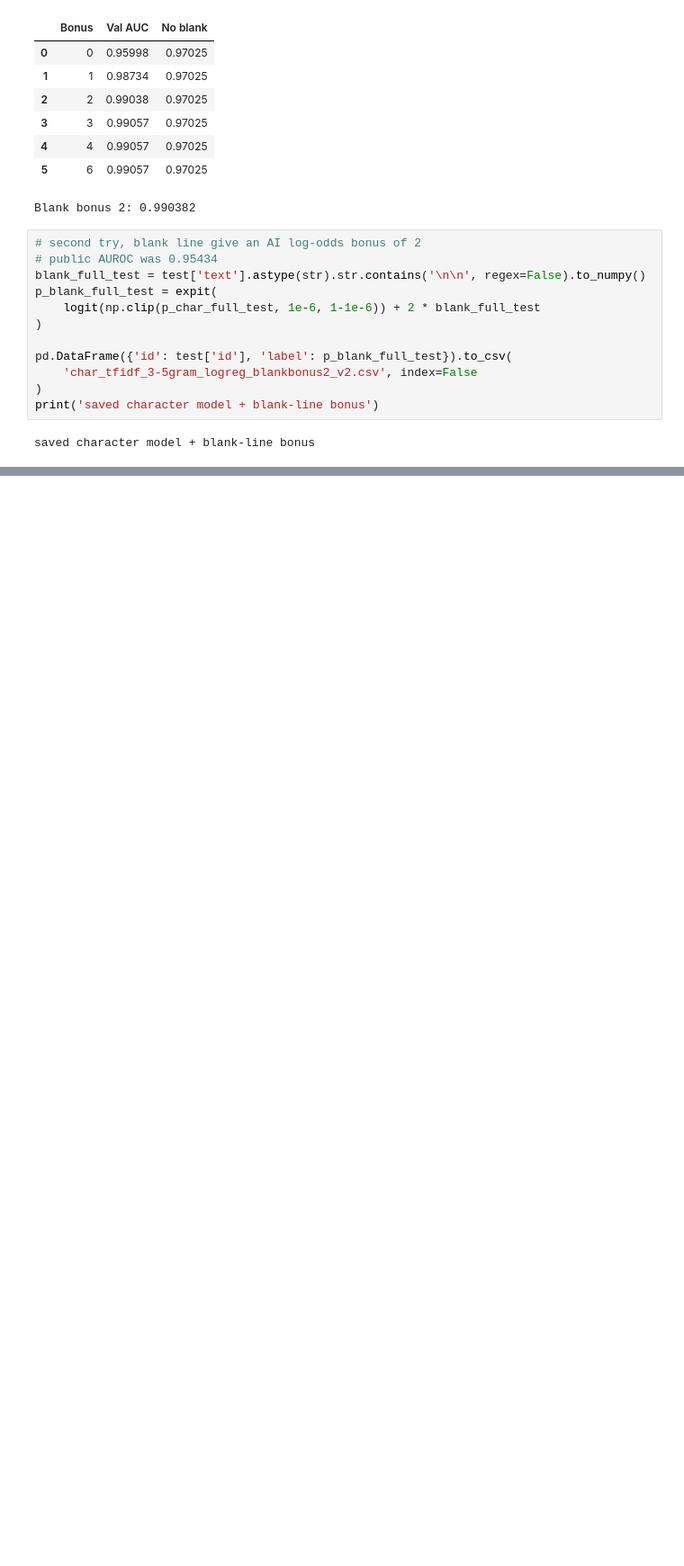
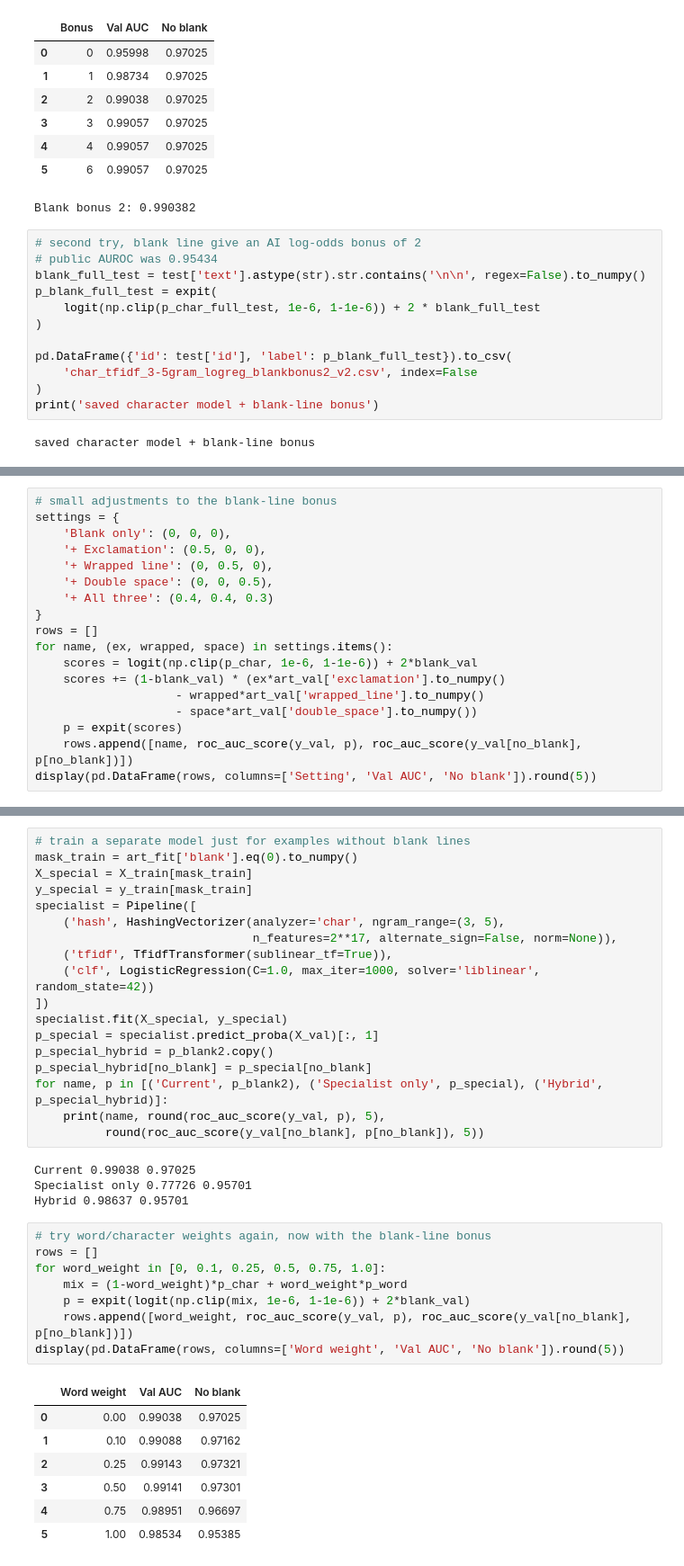
Before and after one commit to minghan-gao/human-or-ai-submissions, a Jupyter notebook: submissions/team-18/Experiment_git.ipynb, the cells around one changed output, grey strips where cells are left out. Shown at 90% size. Drawn from its saved outputs; the diff is of its cells as text; blank space fills up the shorter version.

```diff
--- a/submissions/team-18/Experiment_git.ipynb
+++ b/submissions/team-18/Experiment_git.ipynb
@@ -367,0 +403,18 @@ saved character model + blank-line bonus
+# %%
+# small adjustments to the blank-line bonus
+settings = {
+    'Blank only': (0, 0, 0),
+    '+ Exclamation': (0.5, 0, 0),
+    '+ Wrapped line': (0, 0.5, 0),
+    '+ Double space': (0, 0, 0.5),
+    '+ All three': (0.4, 0.4, 0.3)
+}
+rows = []
+for name, (ex, wrapped, space) in settings.items():
+    scores = logit(np.clip(p_char, 1e-6, 1-1e-6)) + 2*blank_val
+    scores += (1-blank_val) * (ex*art_val['exclamation'].to_numpy()
+                    - wrapped*art_val['wrapped_line'].to_numpy()
+                    - space*art_val['double_space'].to_numpy())
+    p = expit(scores)
+    rows.append([name, roc_auc_score(y_val, p), roc_auc_score(y_val[no_blank], p[no_blank])])
+display(pd.DataFrame(rows, columns=['Setting', 'Val AUC', 'No blank']).round(5))
@@ -367,0 +428,38 @@ saved character model + blank-line bonus
+# %%
+# train a separate model just for examples without blank lines
+mask_train = art_fit['blank'].eq(0).to_numpy()
+X_special = X_train[mask_train]
+y_special = y_train[mask_train]
+specialist = Pipeline([
+    ('hash', HashingVectorizer(analyzer='char', ngram_range=(3, 5),
+                               n_features=2**17, alternate_sign=False, norm=None)),
+    ('tfidf', TfidfTransformer(sublinear_tf=True)),
+    ('clf', LogisticRegression(C=1.0, max_iter=1000, solver='liblinear', random_state=42))
+])
+specialist.fit(X_special, y_special)
+p_special = specialist.predict_proba(X_val)[:, 1]
+p_special_hybrid = p_blank2.copy()
+p_special_hybrid[no_blank] = p_special[no_blank]
+for name, p in [('Current', p_blank2), ('Specialist only', p_special), ('Hybrid', p_special_hybrid)]:
+    print(name, round(roc_auc_score(y_val, p), 5),
+          round(roc_auc_score(y_val[no_blank], p[no_blank]), 5))
+# %% [output]
+Current 0.99038 0.97025
+Specialist only 0.77726 0.95701
+Hybrid 0.98637 0.95701
+# %%
+# try word/character weights again, now with the blank-line bonus
+rows = []
+for word_weight in [0, 0.1, 0.25, 0.5, 0.75, 1.0]:
+    mix = (1-word_weight)*p_char + word_weight*p_word
+    p = expit(logit(np.clip(mix, 1e-6, 1-1e-6)) + 2*blank_val)
+    rows.append([word_weight, roc_auc_score(y_val, p), roc_auc_score(y_val[no_blank], p[no_blank])])
+display(pd.DataFrame(rows, columns=['Word weight', 'Val AUC', 'No blank']).round(5))
+# %% [output]
+|  | Word weight | Val AUC | No blank |
+| 0 | 0.00 | 0.99038 | 0.97025 |
+| 1 | 0.10 | 0.99088 | 0.97162 |
+| 2 | 0.25 | 0.99143 | 0.97321 |
+| 3 | 0.50 | 0.99141 | 0.97301 |
+| 4 | 0.75 | 0.98951 | 0.96697 |
+| 5 | 1.00 | 0.98534 | 0.95385 |
```
Also changed, not shown: parts of 7 cells of this notebook.
